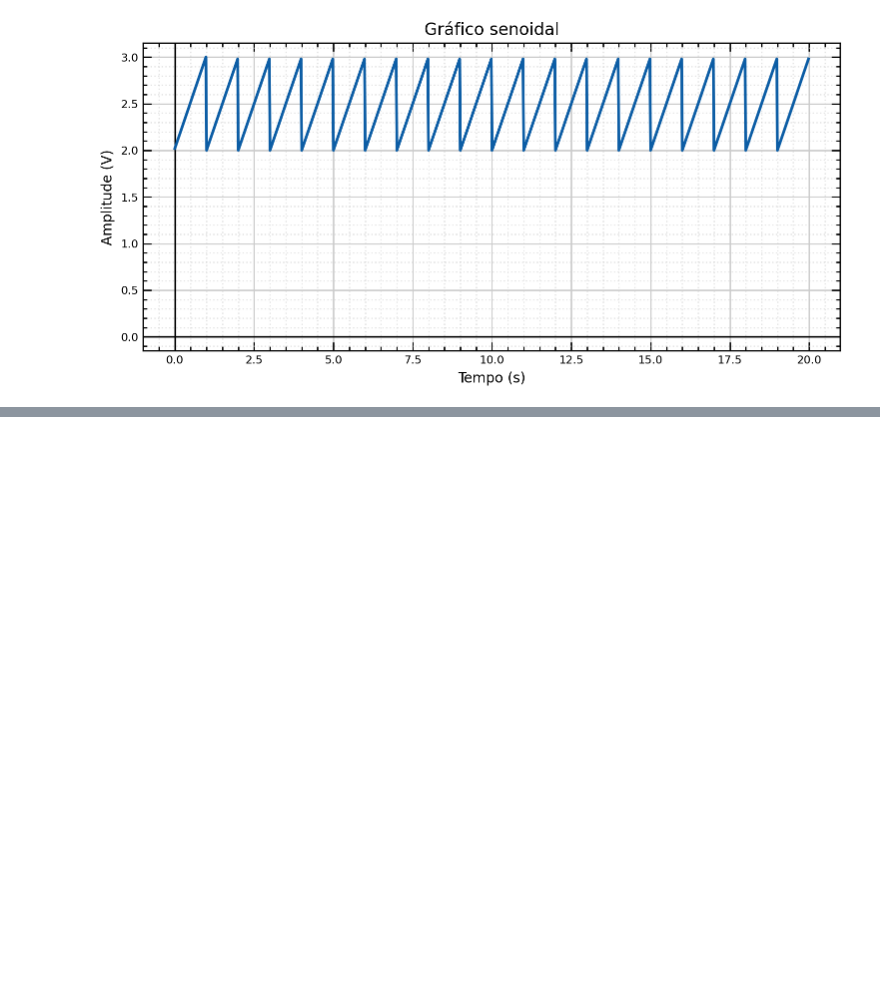
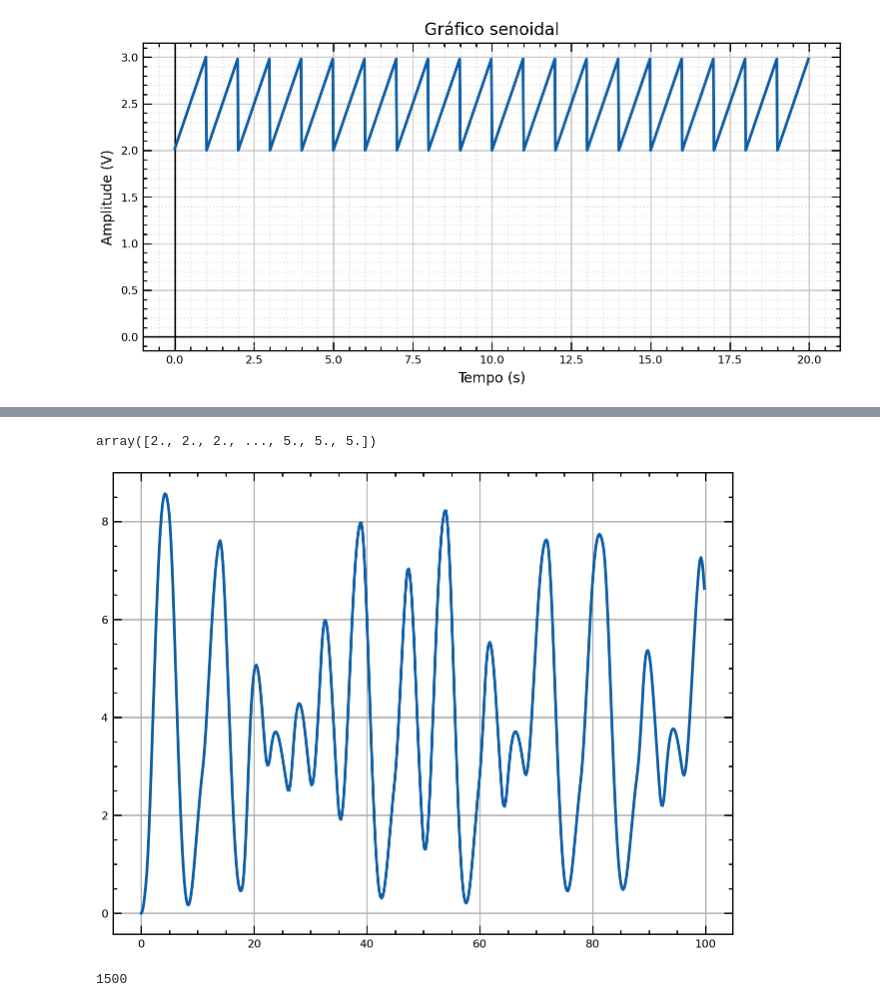
Before and after one commit to Oseiasdfarias/Projeto_Tcc_Oseias_Oficial, a Jupyter notebook: Identificacao_de_Sistemas/gerador_sinais/sinais.ipynb, the cells around one changed output, grey strips where cells are left out. Drawn from its saved outputs; the diff is of its cells as text; code cells hidden in the pictures; blank space fills up the shorter version.

```diff
--- a/Identificacao_de_Sistemas/gerador_sinais/sinais.ipynb
+++ b/Identificacao_de_Sistemas/gerador_sinais/sinais.ipynb
@@ -174,0 +257,26 @@ Frequência de Amostragem: 50.0
+# %%
+# Geração do sinal PRBS:
+# u = 2*(sg.max_len_seq(8)[0]-0.5)
+Ns = 5                  # Número de vezes que cada amostra será repetida na sequência;
+v = np.ones(Ns)
+u1 = np.kron(u1, v)
+N = len(u1)
+Ts = 0.2
+t = Ts*np.arange(0,N)
+yout = np.squeeze(sg.lsim(G, u1, T = t)[1])
+# %%
+u1
+# %% [output]
+array([2., 2., 2., ..., 5., 5., 5.])
+# %%
+plt.plot(t[:500], yout[:500])
+plt.grid()
+plt.show()
+# %% [output]
+[figure, added]
+# %%
+percIdent = 0.6         # Percentual dos dados de identificação:
+Ni = int(percIdent*N)   # Quantidade de amostras para identificação:
+Ni
+# %% [output]
+1500
```
Also changed, not shown: parts of 10 cells of this notebook.
